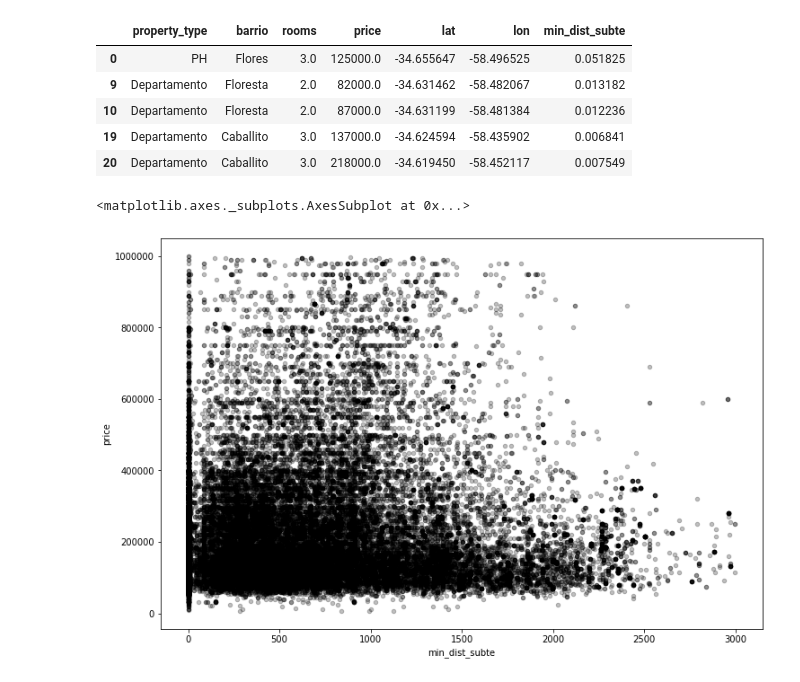
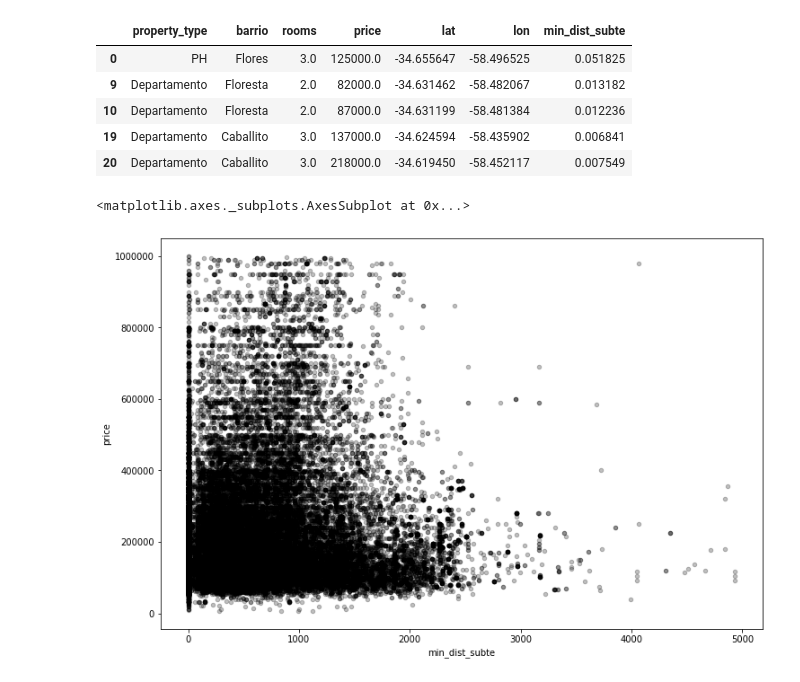
Before and after one commit to Santiago-Pinto/TPSistemasInteligentes, a Jupyter notebook: Subtes.ipynb, the cells around one changed output. Cells and saved outputs as stored; diff of their text form; code cells hidden in the pictures.

Commit message:
Un fix mas en el ultimo plot de los subtes

```diff
--- a/Subtes.ipynb
+++ b/Subtes.ipynb
@@ -784,9 +784,9 @@ dmin.head()
 # %%
 #Grafico la relacion precio vs distancia a CUALQUIER subte
 %matplotlib inline
 dmin1 = dmin[dmin['price']< 1000000]
-dmin2 = dmin1[dmin1['min_dist_subte']< 3000]
+dmin2 = dmin1[dmin1['min_dist_subte']< 5000]
 dmin2.plot.scatter('min_dist_subte', 'price',alpha=0.25, figsize=(12,8), color=(0.0,0.0,0.0))
 # %% [output]
 <matplotlib.axes._subplots.AxesSubplot at 0x...>
-[figure, old version]
+[figure, new version]
```
